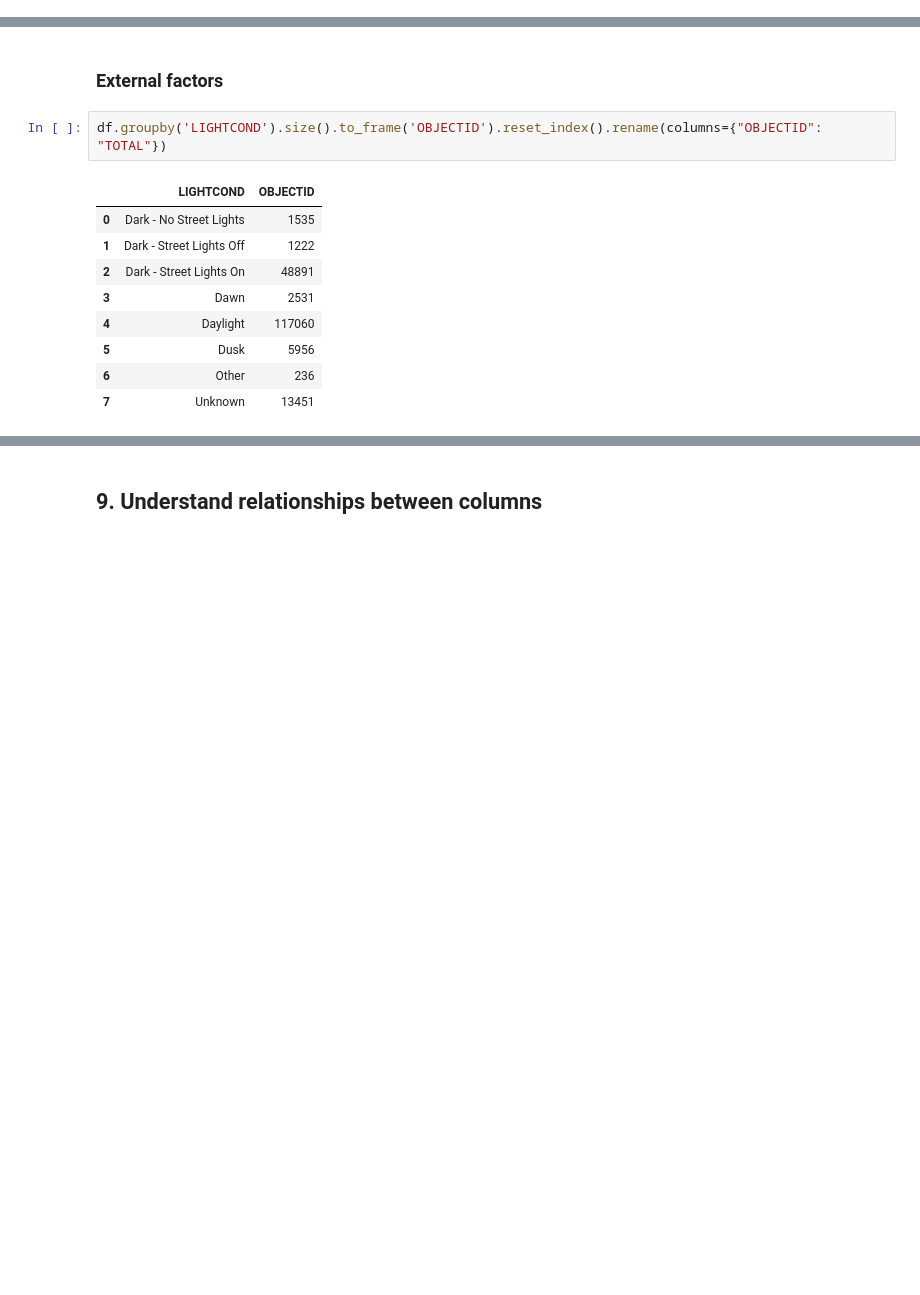
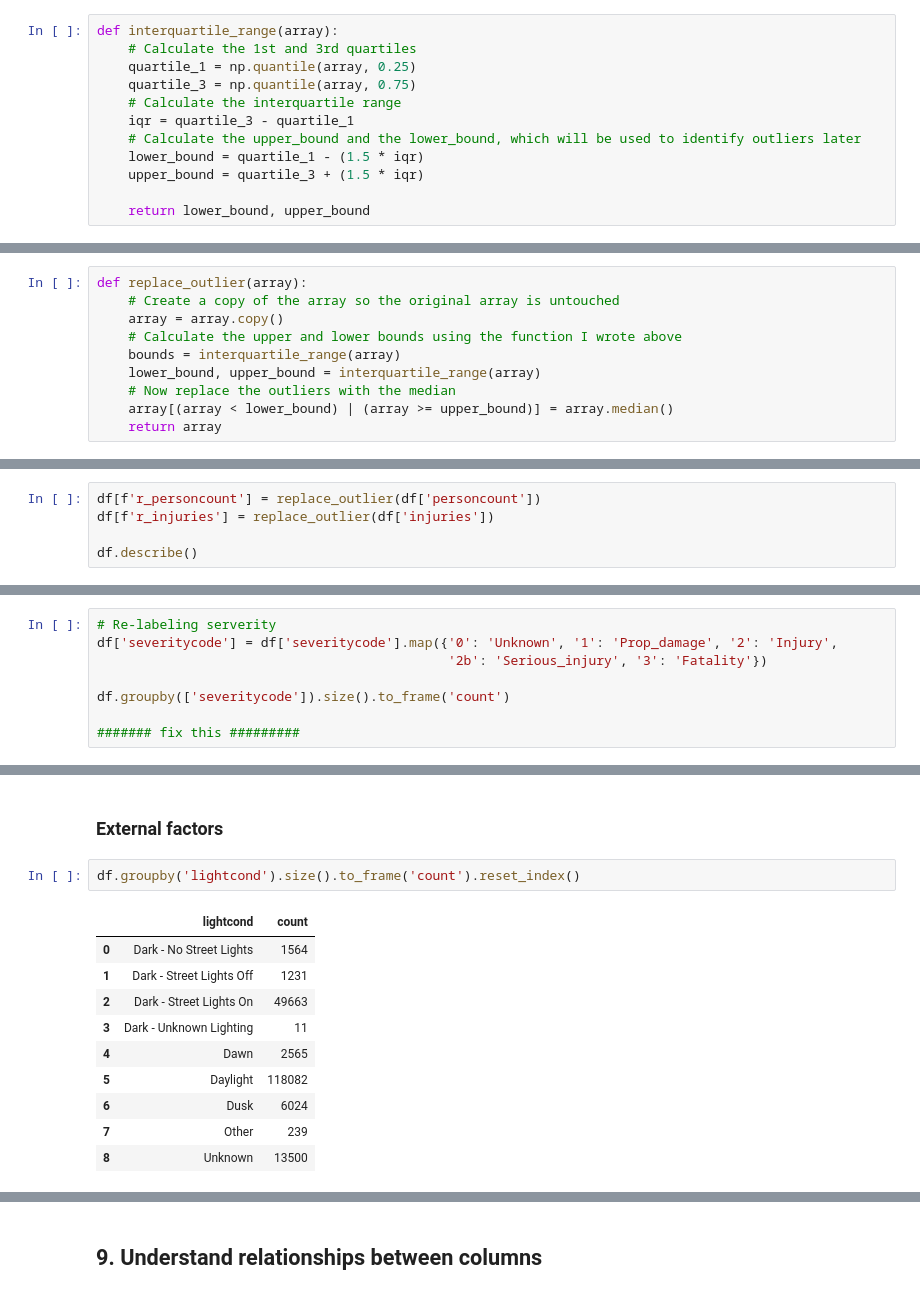
Before and after one commit to niwako/garbanzo, a Jupyter notebook: Workshop on EDA.ipynb, the cells around one changed output, grey strips where cells are left out. Cells and saved outputs as stored; diff of their text form; blank space fills up the shorter version.

```diff
--- a/Workshop on EDA.ipynb
+++ b/Workshop on EDA.ipynb
@@ -790,0 +583,12 @@ mostsevlocations
+# %%
+def interquartile_range(array):
+    # Calculate the 1st and 3rd quartiles
+    quartile_1 = np.quantile(array, 0.25)
+    quartile_3 = np.quantile(array, 0.75)
+    # Calculate the interquartile range
+    iqr = quartile_3 - quartile_1
+    # Calculate the upper_bound and the lower_bound, which will be used to identify outliers later
+    lower_bound = quartile_1 - (1.5 * iqr)
+    upper_bound = quartile_3 + (1.5 * iqr)
+
+    return lower_bound, upper_bound
@@ -790,0 +597,10 @@ mostsevlocations
+# %%
+def replace_outlier(array):
+    # Create a copy of the array so the original array is untouched
+    array = array.copy()
+    # Calculate the upper and lower bounds using the function I wrote above
+    bounds = interquartile_range(array)
+    lower_bound, upper_bound = interquartile_range(array)
+    # Now replace the outliers with the median
+    array[(array < lower_bound) | (array >= upper_bound)] = array.median()
+    return array
@@ -790,0 +609,5 @@ mostsevlocations
+# %%
+df[f'r_personcount'] = replace_outlier(df['personcount'])
+df[f'r_injuries'] = replace_outlier(df['injuries'])
+
+df.describe()
@@ -790,0 +731,8 @@ mostsevlocations
+# %%
+# Re-labeling serverity
+df['severitycode'] = df['severitycode'].map({'0': 'Unknown', '1': 'Prop_damage', '2': 'Injury',
+                                             '2b': 'Serious_injury', '3': 'Fatality'})
+
+df.groupby(['severitycode']).size().to_frame('count')
+
+####### fix this #########
@@ -807,15 +764,16 @@ Note: sevcdf contains 12,720 rows (=locations) but 60,845 incidents.
 # %% [markdown]
 ### External factors
 # %%
-df.groupby('LIGHTCOND').size().to_frame('OBJECTID').reset_index().rename(columns={"OBJECTID": "TOTAL"})
+df.groupby('lightcond').size().to_frame('count').reset_index()
 # %% [output]
-|  | LIGHTCOND | OBJECTID |
-| 0 | Dark - No Street Lights | 1535 |
-| 1 | Dark - Street Lights Off | 1222 |
-| 2 | Dark - Street Lights On | 48891 |
-| 3 | Dawn | 2531 |
-| 4 | Daylight | 117060 |
-| 5 | Dusk | 5956 |
-| 6 | Other | 236 |
-| 7 | Unknown | 13451 |
+|  | lightcond | count |
+| 0 | Dark - No Street Lights | 1564 |
+| 1 | Dark - Street Lights Off | 1231 |
+| 2 | Dark - Street Lights On | 49663 |
+| 3 | Dark - Unknown Lighting | 11 |
+| 4 | Dawn | 2565 |
+| 5 | Daylight | 118082 |
+| 6 | Dusk | 6024 |
+| 7 | Other | 239 |
+| 8 | Unknown | 13500 |
 # %%
```
Also changed, not shown: parts of 91 cells of this notebook.
